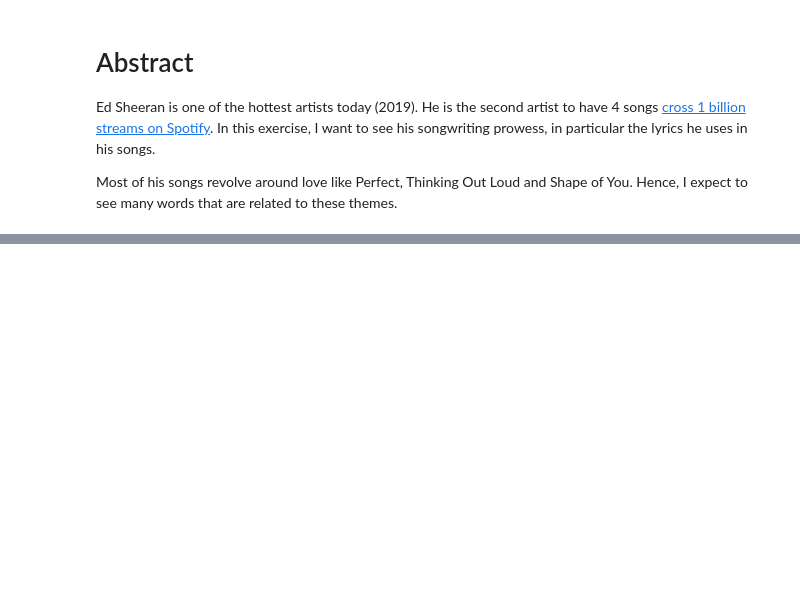
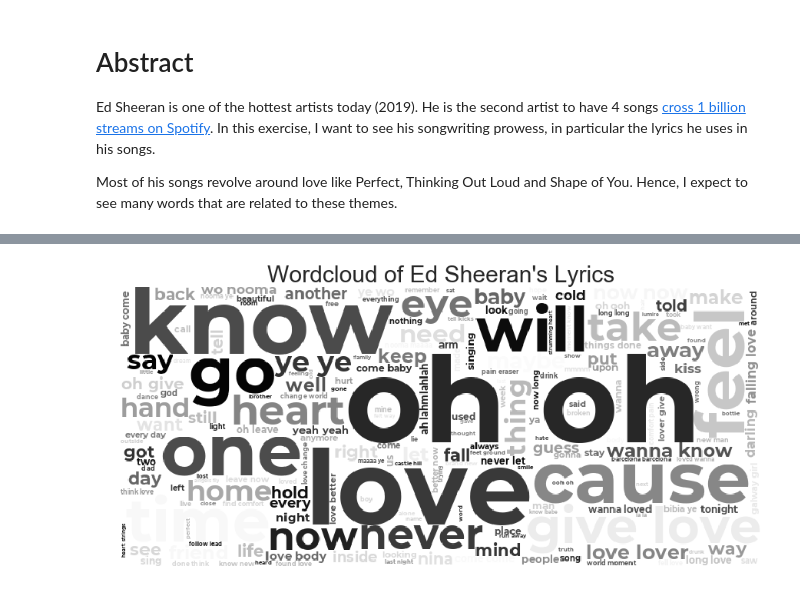
Before and after one commit to bryanblackbee/ds-learning-journey, a Jupyter notebook: jupyter_notebook/studies/in-progress/ed-sheeran-lyrics/ed-sheeran-lyrics-visualisation.ipynb, the cells around one changed output, grey strips where cells are left out. Cells and saved outputs as stored; diff of their text form; code cells hidden in the pictures; blank space fills up the shorter version.

Commit message:
changed wordcloud

```diff
--- a/jupyter_notebook/studies/in-progress/ed-sheeran-lyrics/ed-sheeran-lyrics-visualisation.ipynb
+++ b/jupyter_notebook/studies/in-progress/ed-sheeran-lyrics/ed-sheeran-lyrics-visualisation.ipynb
@@ -192,0 +63,2 @@ print(len(set((wc_string2.split()))))
+# %%
+df['lyrics_step1'] = df['lyrics'].apply(lambda x : x.lower().strip())
@@ -192,0 +185,13 @@ print(len(set((wc_string2.split()))))
+# %%
+v = ' '.join(all_lyrics2)
+# Create the wordcloud
+plt.figure(figsize=(15,12))
+desc_wordcloud = WordCloud(font_path="Montserrat-Bold.ttf", width=800, height=350,
+                           background_color='white', relative_scaling = 0.5, colormap='gray',
+                           max_words=200, collocations=True, stopwords=None).generate(v)
+plt.imshow(desc_wordcloud)
+plt.axis("off")
+plt.title("Wordcloud of Ed Sheeran's Lyrics", fontsize=30)
+plt.show()
+# %% [output]
+[figure, added]
```
Also changed, not shown: parts of 40 cells of this notebook.
